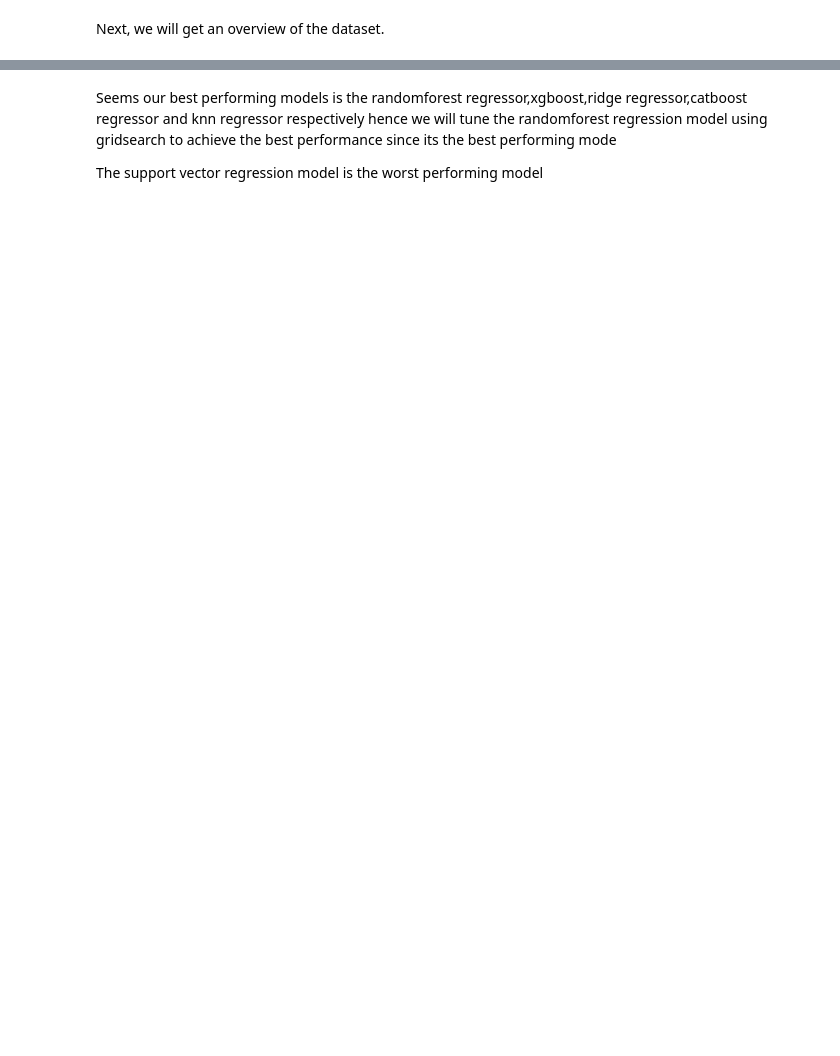
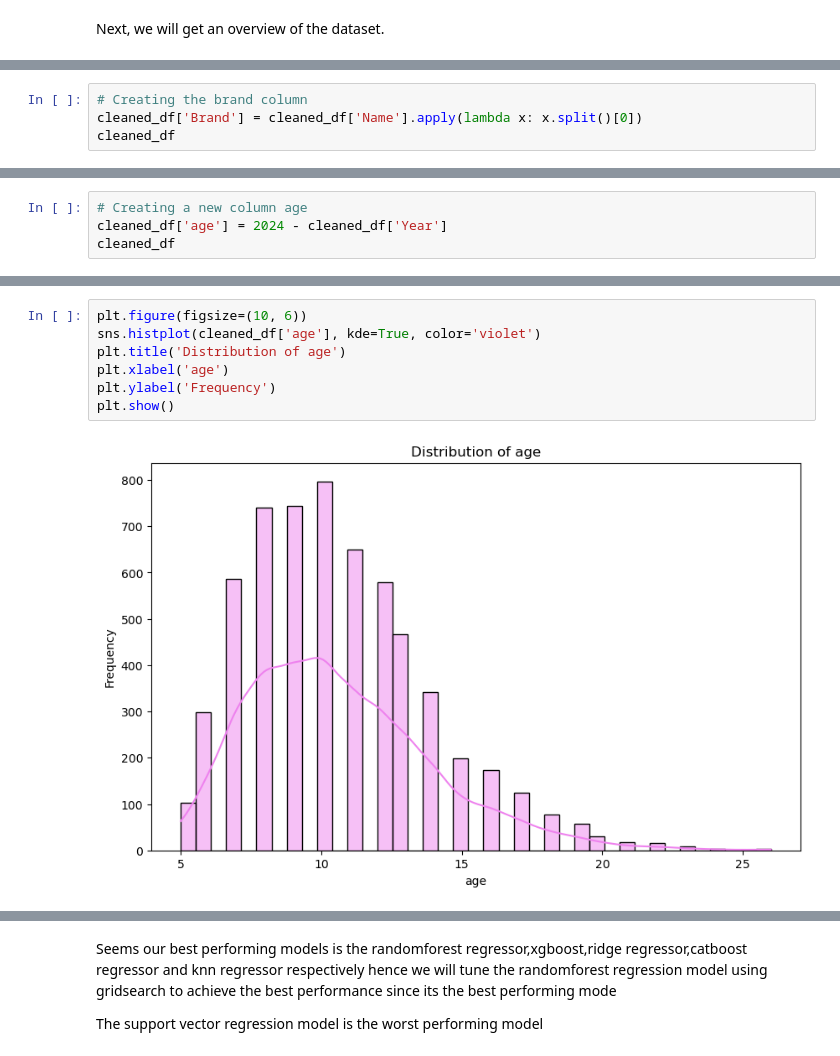
Before and after one commit to jakkkc/car_price, a Jupyter notebook: index.ipynb, the cells around one changed output, grey strips where cells are left out. Cells and saved outputs as stored; diff of their text form; blank space fills up the shorter version.

```diff
--- a/index.ipynb
+++ b/index.ipynb
@@ -490,0 +328,4 @@ Knn Regression - MAE: 426988.4850498339, MSE: 873840171044.5515, R^2: 0.74538502
+# %%
+# Creating the brand column
+cleaned_df['Brand'] = cleaned_df['Name'].apply(lambda x: x.split()[0])
+cleaned_df
@@ -490,0 +346,4 @@ Knn Regression - MAE: 426988.4850498339, MSE: 873840171044.5515, R^2: 0.74538502
+# %%
+# Creating a new column age
+cleaned_df['age'] = 2024 - cleaned_df['Year']
+cleaned_df
@@ -490,0 +469,9 @@ Knn Regression - MAE: 426988.4850498339, MSE: 873840171044.5515, R^2: 0.74538502
+# %%
+plt.figure(figsize=(10, 6))
+sns.histplot(cleaned_df['age'], kde=True, color='violet')
+plt.title('Distribution of age')
+plt.xlabel('age')
+plt.ylabel('Frequency')
+plt.show()
+# %% [output]
+[figure, added]
```
Also changed, not shown: parts of 72 cells of this notebook, 14 other files.
